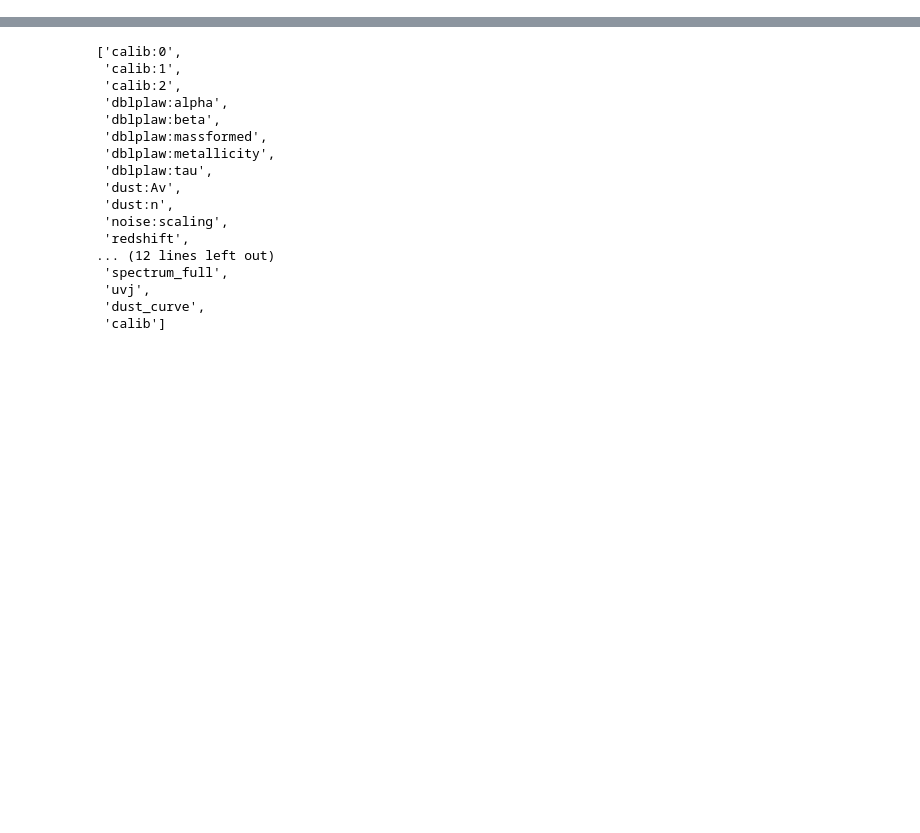
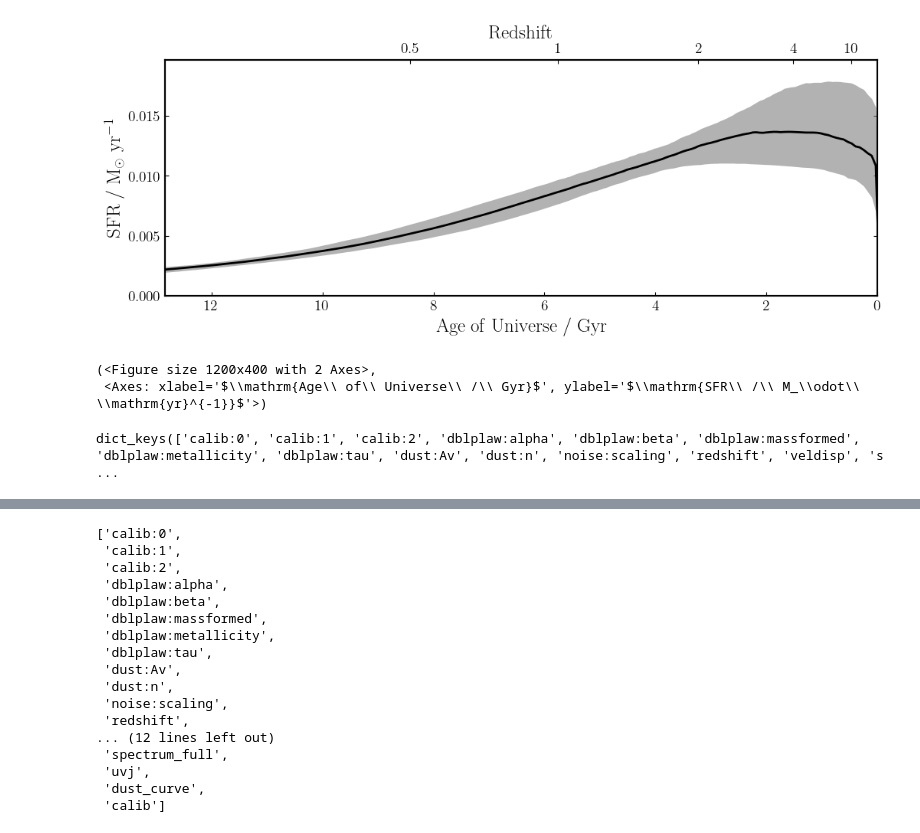
Before and after one commit to yoachim/glsbPaper, a Jupyter notebook: remake/plot_fits.ipynb, the cells around one changed output, grey strips where cells are left out. Cells and saved outputs as stored; diff of their text form; code cells hidden in the pictures; blank space fills up the shorter version.

```diff
--- a/remake/plot_fits.ipynb
+++ b/remake/plot_fits.ipynb
@@ -21,3 +21,13 @@ fig = fit.plot_spectrum_posterior(save=False, show=True)
+# %%
+fit.plot_sfh_posterior(save=False, show=True)
+# %% [output]
+[figure, added]
+(<Figure size 1200x400 with 2 Axes>,
+ <Axes: xlabel='$\\mathrm{Age\\ of\\ Universe\\ /\\ Gyr}$', ylabel='$\\mathrm{SFR\\ /\\ M_\\odot\\ \\mathrm{yr}^{-1}}$'>)
+# %%
+fit.posterior.samples.keys()
+# %% [output]
+dict_keys(['calib:0', 'calib:1', 'calib:2', 'dblplaw:alpha', 'dblplaw:beta', 'dblplaw:massformed', 'dblplaw:metallicity', 'dblplaw:tau', 'dust:Av', 'dust:n', 'noise:scaling', 'redshift', 'veldisp', 's ...
 # %%
 print(np.percentile(fit.posterior.samples["mass_weighted_age"], (16, 50., 84)))
 # %% [output]
```
Also changed, not shown: parts of 9 cells of this notebook, 2 other files.
